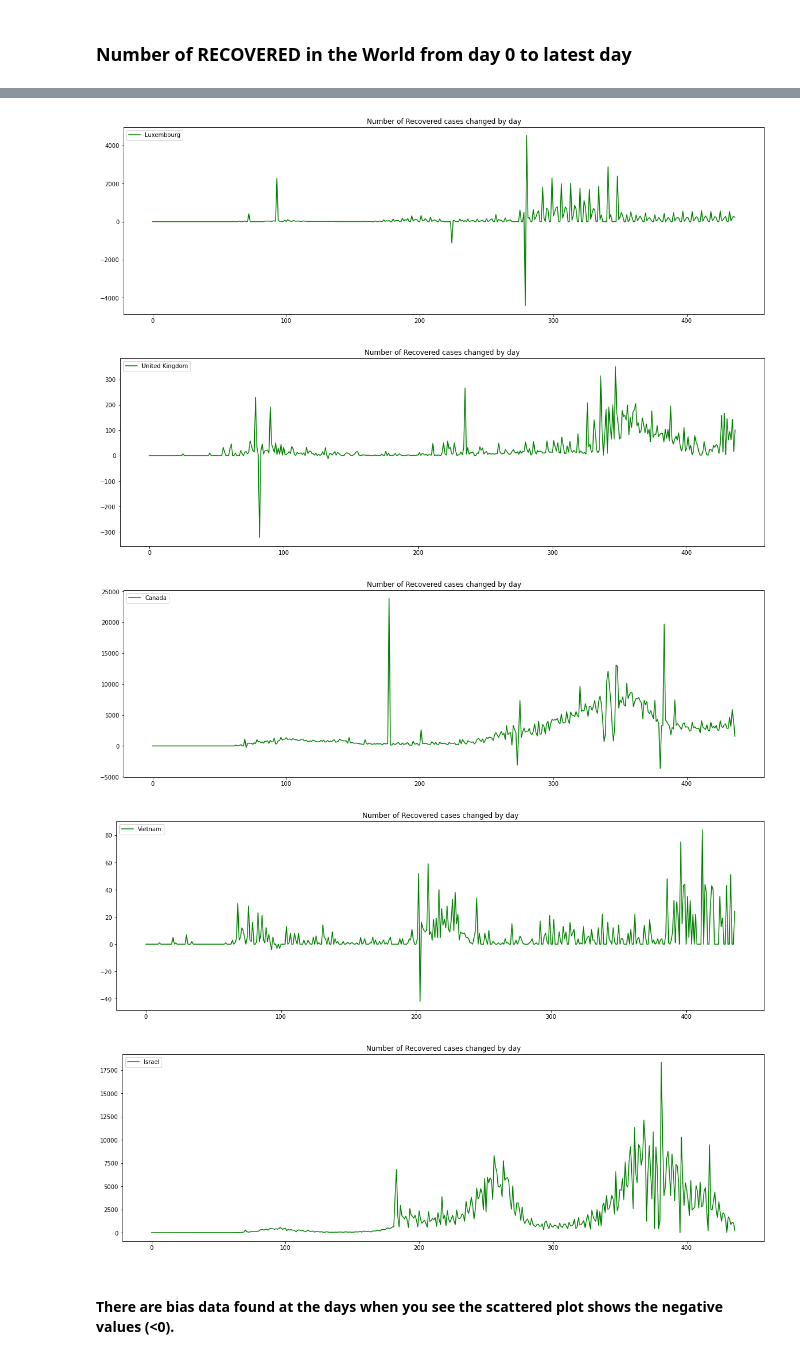
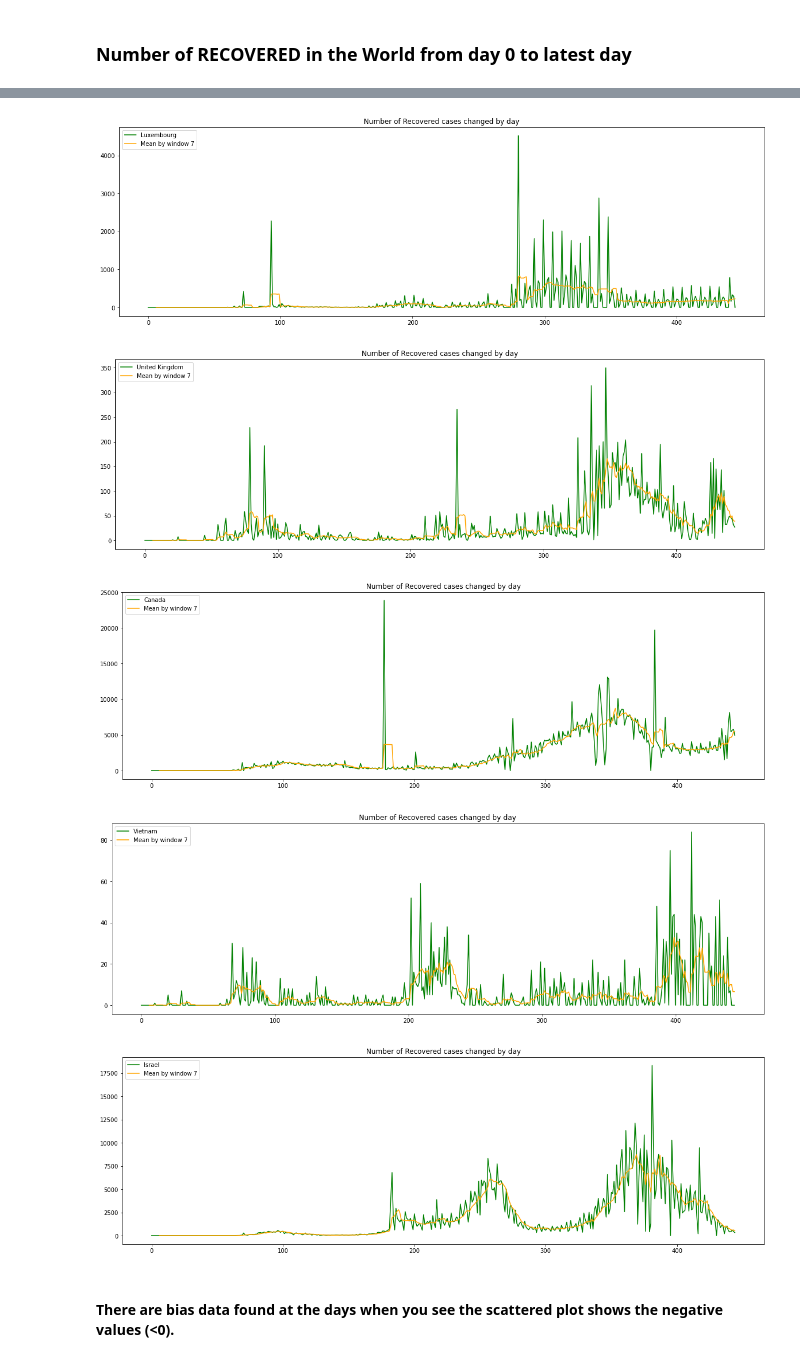
Before and after one commit to lphan/ML-Practices, a Jupyter notebook: 18_Covid-19/18_Covid-19_recovered.ipynb, the cells around one changed output, grey strips where cells are left out. Saved outputs shown, nothing was run; the diff lists cells and outputs as text; code cells hidden in the pictures.

```diff
--- a/18_Covid-19/18_Covid-19_recovered.ipynb
+++ b/18_Covid-19/18_Covid-19_recovered.ipynb
@@ -108,9 +108,16 @@ countries_recovered[countries]
 # %%
+# time slot 7 days
+window_slot = 7
+
 countriesdf = pd.DataFrame(columns=countries, index=['Last day Increasing', 'Total Recovered until yesterday', 'Highest Number'])
 
 for country in countries:
     countriesdf[country] = [countries_recovered_by_day[country].iloc[-1], countries_recovered[country].iloc[-1],
                             countries_recovered_by_day[country].max()]
+
+# Mitigate the negative values by converting all negative values to 0
+countriesdf.mask(countriesdf<0, 0, inplace=True)
+countries_recovered_by_day.mask(countries_recovered_by_day<0, 0, inplace=True)
 
 figure = 1
 rcParams['figure.figsize'] = 20, 6
@@ -118,6 +125,10 @@ rcParams['figure.figsize'] = 20, 6
 for country in countries:
     plt.figure(figure)
     countries_recovered_by_day[country].plot(color='green', label=country)
+
+    roll = countries_recovered_by_day[country].rolling(window = window_slot)
+    roll.mean().plot(label='Mean by window '+str(window_slot), color='orange')
+
     plt.title("Number of Recovered cases changed by day")
     plt.legend(loc='upper left')
     figure = figure+1
@@ -138,7 +149,7 @@ countriesdf
-[figure, old version]
+[figure, new version]
-[figure, old version]
+[figure, new version]
-[figure, old version]
+[figure, new version]
-[figure, old version]
+[figure, new version]
-[figure, old version]
+[figure, new version]
 # %% [markdown]
 #### There are bias data found at the days when you see the scattered plot shows the negative values (<0).
```
Also changed, not shown: parts of 8 cells of this notebook, 18 other files.
